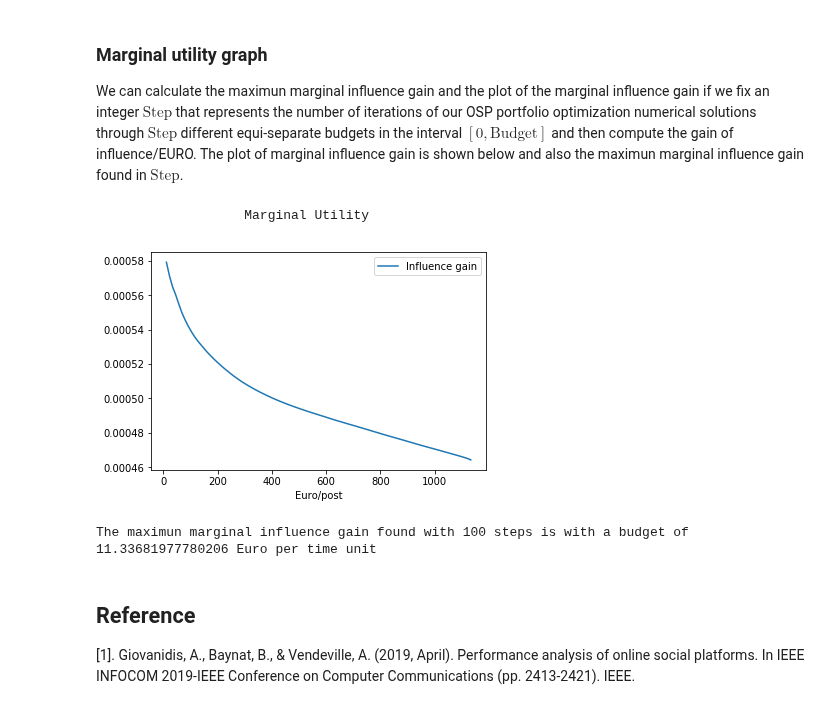
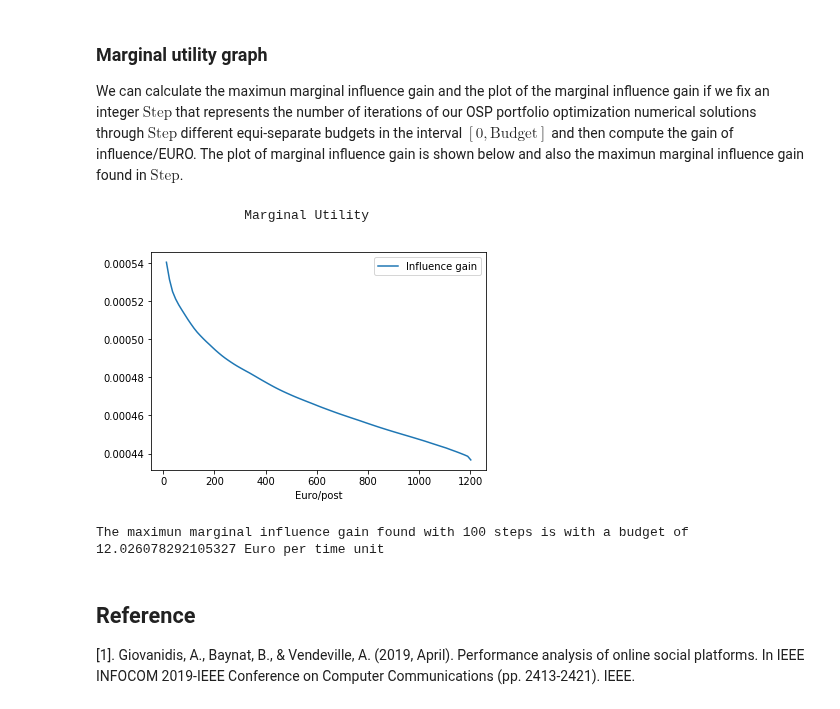
Before and after one commit to RLD-Hub/Social-Influencer-Selection, a Jupyter notebook: OSP portfolio optimization problem.ipynb, the cells around one changed output. Cells and saved outputs as stored; diff of their text form; code cells hidden in the pictures.

```diff
--- a/OSP portfolio optimization problem.ipynb
+++ b/OSP portfolio optimization problem.ipynb
@@ -427,17 +433,17 @@ Notice that our greedy algorithm has a computational complexity of order $\mathc
 We program our greedy algorithm below
 # %%
 #OSP portfolio optimization solutions-------------------------------------------------------------------------------------------
-def OSP(N,Lead,Lvec,Mvec,Budget,Me,i,Follow,alpha=alpha_aux,k1=k1_aux,k2=k2_aux): #i index over advertising campaign between [1,N]
+def OSP(N,Lead,Lvec,Mvec,Budget,Me,i,Follow,restriction,gamma=gamma_aux,k1=k1_aux,k2=k2_aux): #i index over advertising campaign between [0,N-1]
     #This function solves our OSP portfolio optimization problem, it receives: the number of users N, vector of leader for each user,
     #vector of user activity corresponding to post and re-post rates, a Budget>=0, a specific algorithm to use (Me=0 closed-form algorithm or in other case fixed-point algorithm),
-    #and an user i where our advertising campaign is applied between [1,N] and it returns between other things, the values of the decision variables
+    #and an user i where our advertising campaign is applied between [0,N-1] and it returns between other things, the values of the decision variables
     #that maximizes the objective function while satisfying the constraints and the optimal value of the objective function
     StartT = time.time()
     if Me==0:
         [P,Q,Psi]=InvM(N,Lvec,Mvec,Lead)
     else:
         [P,Q,Psi]=PM(N,Lvec,Mvec,Lead)
-    Cs=Ct(N,Lead,Lvec,Mvec,P,Q,Psi,Follow,alpha=alpha_aux,k1=k1_aux,k2=k2_aux)
+    Cs=Ct(N,Lead,Lvec,Mvec,P,Q,Psi,Follow,restriction,gamma=gamma_aux,k1=k1_aux,k2=k2_aux)
     Costs=numpy.multiply(Lvec,Cs)
     actual=[1 for x in range(N)]
     alps=np.zeros(N)
@@ -447,15 +453,15 @@ def OSP(N,Lead,Lvec,Mvec,Budget,Me,i,Follow,alpha=alpha_aux,k1=k1_aux,k2=k2_aux)
     iList.remove(i)
     while sum(actual)>0 and Baux>0:
         iaux=iList.pop()
-        if Baux>Costs[iaux]:
+        if Baux>Costs[iaux]*restriction[iaux]:
             actual[iaux]=0
-            alps[iaux]=1.0
-            Baux=Baux-Costs[iaux]
+            alps[iaux]=restriction[iaux]
+            Baux=Baux-Costs[iaux]*restriction[iaux]
         else:
             alps[iaux]=Baux/Costs[iaux]
             actual[iaux]=0
             Baux=0
-    alps[i]=1
+    alps[i]=restriction[i]
     data={'Self-post rate':Lvec,'Re-post rate':Mvec,'Number of followers':[len(Follow[x]) for x in range(N)],'Number of leaders':[len(Lead[x]) for x in range(N)],'Cost per post':Cs,'Influence':Psi}
     df = pd.DataFrame(data)
     StopT = time.time()
@@ -470,11 +479,11 @@ i=1 #User who orchestrates the advertising campaign
 We get the solutions with the simplex method and with our algorithm
 # %%
 #Solutions with simplex method
-SS=OSPS(N,Lead,Lvec,Mvec,B,1,i,Followers,alpha=alpha_aux,k1=k1_aux,k2=k2_aux)
+SS=OSPS(N,Lead,Lvec,Mvec,B,1,i,Followers,restric,gamma=gamma_aux,k1=k1_aux,k2=k2_aux)
 solutionsS=SS[0]["x"]
 O=np.append(np.append(solutionsS[:i], [0]), solutionsS[i:])
 Oaux=O
-Oaux[i]=1
+Oaux[i]=restric[i]
 SS[5]['Advertising rate of user']=Oaux
 NZ=[]#Vector of rates of selected users in the OSP portfolio optimization solutions
 U=[]#Vector of users in the advertising campaign in the OSP portfolio optimization solutions
@@ -484,7 +493,9 @@ for x in range(N):
         NZ.append(O[x])
 print("The advertising campaign is over the user:", i,"\n")
 print("The users between ", [0,N-1], "to include are:", U,"\n")
-print("Their rates are:", np.around(NZ,10),"\n")
+print("Their rates are:",np.round(NZ,10),"\n")
+print("The joint influence is:",sum(np.multiply(NZ,SS[3][U])))
+print("The budget required is:",sum([Lvec[x]*Cs[x]*O[x] for x in U])-Lvec[i]*Cs[i]*O[i])
 # %% [output]
 The advertising campaign is over the user: 1
 
@@ -499,5 +512,5 @@ Their rates are: [1.         1.         1.         1.         1.         1.
 # %%
-S=OSP(N,Lead,Lvec,Mvec,B,1,i,Followers,alpha=alpha_aux,k1=k1_aux,k2=k2_aux)
+S=OSP(N,Lead,Lvec,Mvec,B,1,i,Followers,restric,gamma=gamma_aux,k1=k1_aux,k2=k2_aux)
 solutions=S[0]
 US=list()
 RA=list()
@@ -507,6 +520,8 @@ for x in range(N):
 print("The advertising campaign is over the user:", i,"\n")
 print("The users between ", [0,N-1], "to include are:", US,"\n")
 print("Their rates are:", solutions[US],"\n")
+print("The joint influence is:",sum(np.multiply(S[3][US],solutions[US])))
+print("The budget required is:",sum([Lvec[x]*Cs[x]*solutions[x] for x in US])-Lvec[i]*Cs[i]*solutions[i])
 # %% [output]
 The advertising campaign is over the user: 1
 
@@ -521,9 +538,9 @@ Their rates are: [1.         1.         1.         1.         1.         1.
 # %% [markdown]
 They are the same solutions as we proved and we proceed to get the OSP portfolio optimization numerical solutions and more information
 # %%
-OS=OSP(N,Lead,Lvec,Mvec,B,1,i,Followers,alpha=alpha_aux,k1=k1_aux,k2=k2_aux)
+OS=OSP(N,Lead,Lvec,Mvec,B,1,i,Followers,restric,gamma=gamma_aux,k1=k1_aux,k2=k2_aux)
 X=OS[0]
-#OS=OSPS(N,Lead,Lvec,Mvec,B,1,i,Followers,alpha=alpha_aux,k1=k1_aux,k2=k2_aux)
+#OS=OSPS(N,Lead,Lvec,Mvec,B,1,i,Followers,gamma=gamma_aux,k1=k1_aux,k2=k2_aux)
 #X=OS[0]["x"]
 #O=np.append(np.append(X[:i], [0]), X[i:])
 #Oaux=O
@@ -622,26 +639,26 @@ The plot of marginal influence gain is shown below and also the maximun marginal
 # %%
 Step=100
 SizeE=OT/Step
 OSX=list()
 OSX.append(0)
 for j in range(Step):
-    aux=OSP(N,Lead,Lvec,Mvec,(j+1)*SizeE,1,i,Followers,alpha=alpha_aux,k1=k1_aux,k2=k2_aux)[0]
+    aux=OSP(N,Lead,Lvec,Mvec,(j+1)*SizeE,1,i,Followers,restric,gamma=gamma_aux,k1=k1_aux,k2=k2_aux)[0]
     OSX.append((sum(np.multiply(aux,OS[3]))-OS[3][i])/((j+1)*SizeE))
 listaux=range(math.floor(OT))
 listaux=[x*OT/Step for x in range(Step)]
 listaux.append(OT)
 del OSX[0]
 del listaux[0]
 datas={'Influence gain':OSX,'Euro/post':listaux}
 df = pd.DataFrame(datas)
 print("                   Marginal Utility")
 df.plot(x='Euro/post',y='Influence gain')
 plt.show()
 print("The maximun marginal influence gain found with",Step,"steps is with a budget of",listaux[np.argmax(OSX)],"Euro per time unit")
 # %% [output]
                    Marginal Utility
-[figure, old version]
+[figure, new version]
-The maximun marginal influence gain found with 100 steps is with a budget of 11.33681977780206 Euro per time unit
+The maximun marginal influence gain found with 100 steps is with a budget of 12.026078292105327 Euro per time unit
 # %% [markdown]
 ## Reference
 
```
Also changed, not shown: parts of 20 cells of this notebook.
